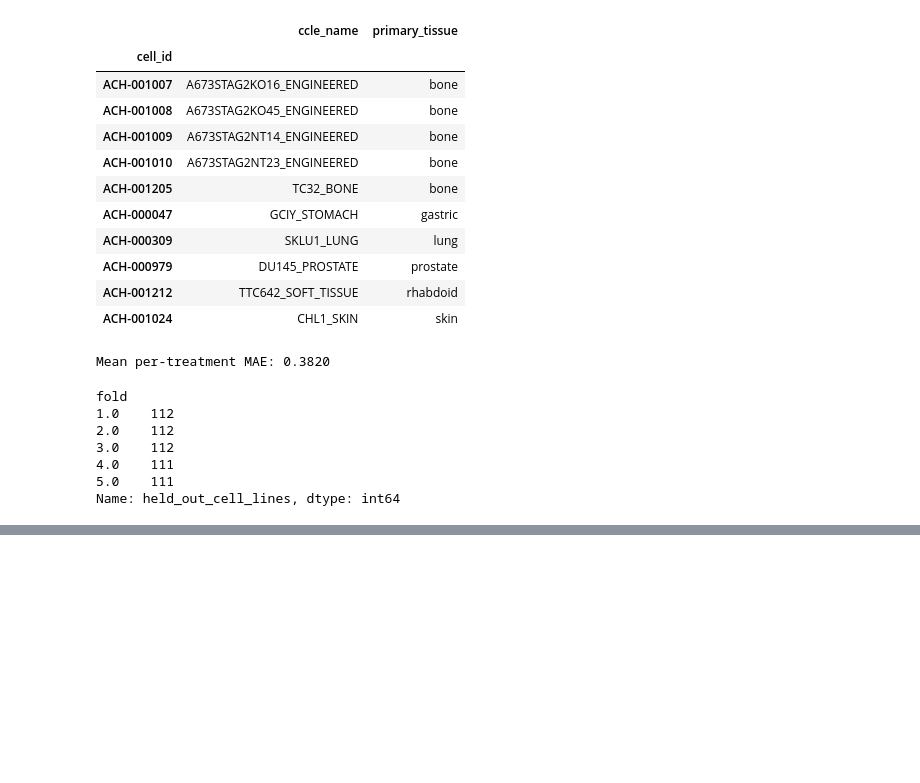
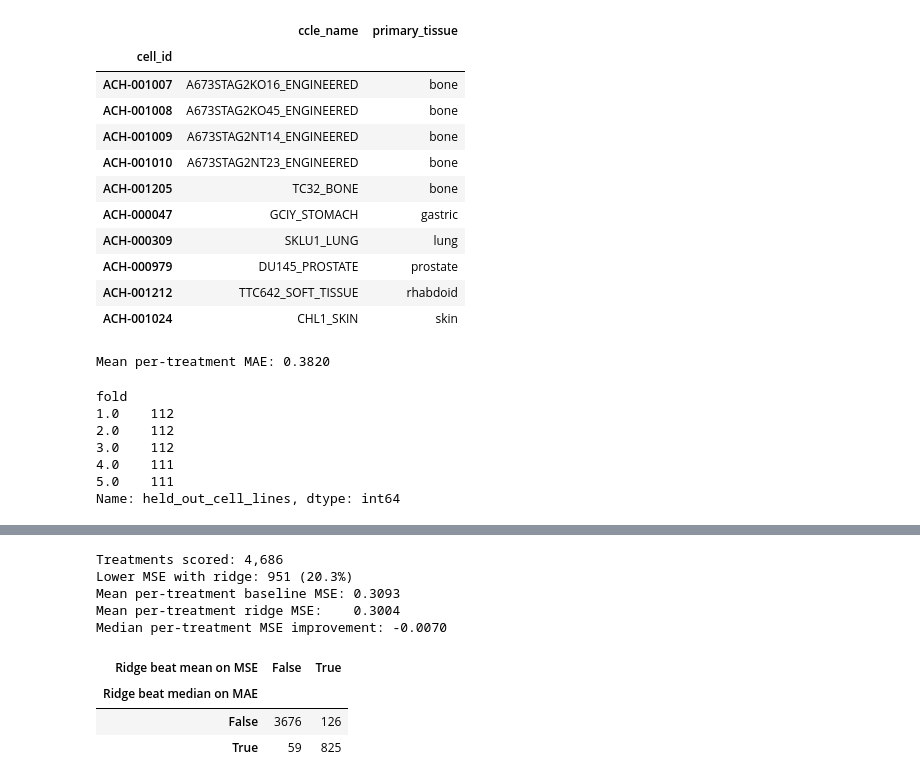
Before and after one commit to wesley-hawes/prism-drug-response, a Jupyter notebook: notebooks/EDA1.ipynb, the cells around one changed output, grey strips where cells are left out. Drawn from its saved outputs; the diff is of its cells as text; code cells hidden in the pictures; blank space fills up the shorter version.

```diff
--- a/notebooks/EDA1.ipynb
+++ b/notebooks/EDA1.ipynb
@@ -966,0 +1183,52 @@ Name: held_out_cell_lines, dtype: int64
+# %%
+# Reuse the ridge predictions from the five-fold screen.
+ridge_pred = pd.DataFrame(
+    ridge_predictions, index=Y_response.index, columns=Y_response.columns
+)
+ridge_sq_error = (Y_response - ridge_pred).pow(2)
+
+# Predict each held-out line using the training mean for each treatment.
+mean_sq_error = pd.DataFrame(
+    index=Y_response.index, columns=Y_response.columns, dtype=float
+)
+
+for fold in sorted(fold_id.unique()):
+    held_out = fold_id.eq(fold)
+    training_means = Y_response.loc[~held_out].mean()
+    errors = Y_response.loc[held_out].sub(training_means, axis="columns")
+    mean_sq_error.loc[held_out] = errors.pow(2)
+
+# Both models must be scored on exactly the same cell-line/treatment pairs.
+assert ridge_sq_error.notna().equals(mean_sq_error.notna())
+
+# Average down each column to get one MSE per treatment.
+mse_results = pd.DataFrame({
+    "mean_baseline_mse": mean_sq_error.mean(),
+    "ridge_mse": ridge_sq_error.mean(),
+    "mae_improvement": screen_results["mae_improvement"],
+}).dropna()
+
+mse_gain = mse_results["mean_baseline_mse"] - mse_results["ridge_mse"]
+mse_results["mse_improvement"] = mse_gain
+
+print(f"Treatments scored: {len(mse_results):,}")
+print(f"Lower MSE with ridge: {mse_gain.gt(0).sum():,} ({mse_gain.gt(0).mean():.1%})")
+print(f"Mean per-treatment baseline MSE: {mse_results['mean_baseline_mse'].mean():.4f}")
+print(f"Mean per-treatment ridge MSE:    {mse_results['ridge_mse'].mean():.4f}")
+print(f"Median per-treatment MSE improvement: {mse_gain.median():.4f}")
+
+# How often does the conclusion change when we switch metrics?
+display(pd.crosstab(
+    mse_results["mae_improvement"].gt(0).rename("Ridge beat median on MAE"),
+    mse_gain.gt(0).rename("Ridge beat mean on MSE"),
+).reindex(index=[False, True], columns=[False, True], fill_value=0))
+# %% [output]
+Treatments scored: 4,686
+Lower MSE with ridge: 951 (20.3%)
+Mean per-treatment baseline MSE: 0.3093
+Mean per-treatment ridge MSE:    0.3004
+Median per-treatment MSE improvement: -0.0070
+| Ridge beat mean on MSE | False | True |
+| Ridge beat median on MAE |  |  |
+| False | 3676 | 126 |
+| True | 59 | 825 |
```
Also changed, not shown: parts of 9 cells of this notebook.
